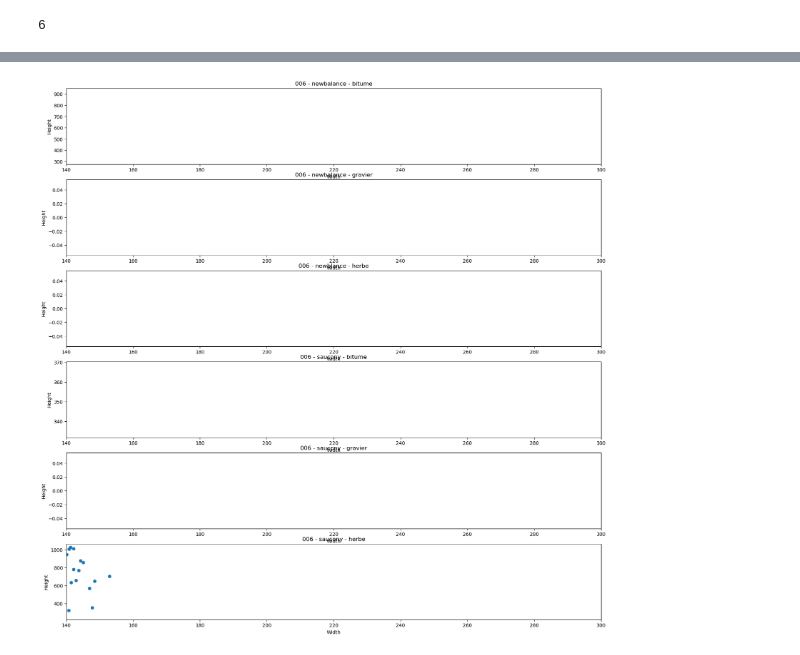
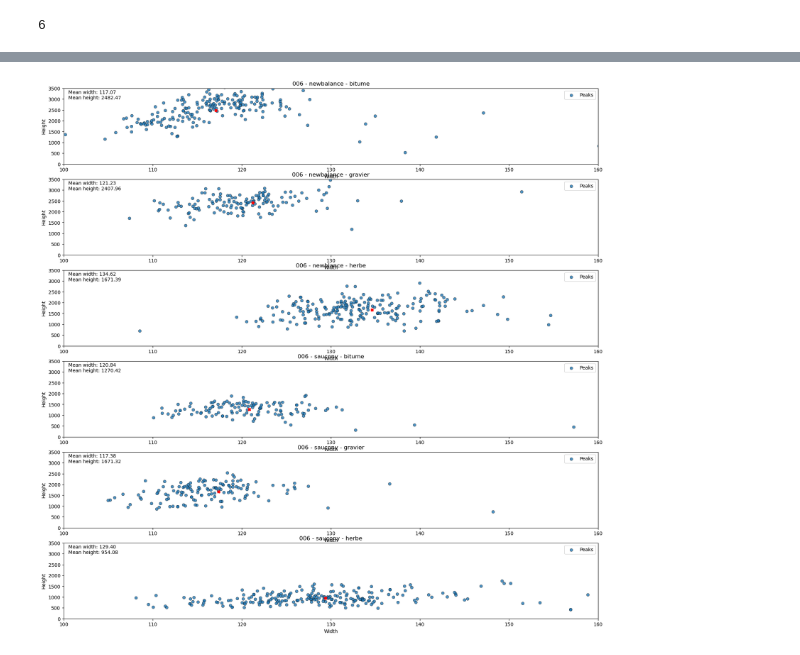
Before and after one commit to MalauD/TIPE2022, a Jupyter notebook: Code/Notebooks/exploitation.ipynb, the cells around one changed output, grey strips where cells are left out. Saved outputs shown, nothing was run; the diff lists cells and outputs as text; code cells hidden in the pictures.

```diff
--- a/Code/Notebooks/exploitation.ipynb
+++ b/Code/Notebooks/exploitation.ipynb
@@ -61,7 +61,7 @@ def plot_data(data):
     fig, axs = plt.subplots(len(data), 1, figsize=(20, 20))
     for i, (session, shoes, coating, df) in enumerate(data):
         for channel in ['Channel 1', 'Channel 2', 'Channel 3', 'Channel 4']:
-            df_trim = df[7000:8000]
+            df_trim = df[10000:11000]
             axs[i].plot(df_trim['Time'], df_trim[channel], label=channel)
         axs[i].set_title(f'{session} - {shoes} - {coating}')
         axs[i].legend()
@@ -72,23 +87,30 @@ plot_data(datas)
 # %%
 # Dow the same for other samples
-def plot_data(data):
+def plot_data(data, channel):
+    channel = 'Channel ' + str(channel);
     # Plot in subplots for each entry
     fig, axs = plt.subplots(len(data), 1 , figsize=(20, 20))
     for i, (session, shoes, coating, df) in enumerate(data):
-        df_trim = df[0:-20000]
-        peaks, _ = signal.find_peaks(df_trim['Channel 1'], height=250, prominence=100, width=50)
+        df_trim = df[0:-1000]
+        peaks, _ = signal.find_peaks(df_trim[channel], height=300, prominence=150, width=50)
 
-        widths = signal.peak_widths(df_trim['Channel 1'], peaks, rel_height=0.95)
+        widths = signal.peak_widths(df_trim[channel], peaks, rel_height=0.97)
         mean_width = np.mean(widths[0])
-        mean_height = np.mean(df_trim['Channel 1'][peaks])
-        axs[i].scatter(widths[0],df_trim['Channel 1'][peaks])
-        axs[i].plot(mean_width, mean_height, 'Xr')
+        mean_height = np.mean(df_trim[channel][peaks])
+
+        axs[i].scatter(widths[0],df_trim[channel][peaks], label='Peaks', alpha=0.8, linewidths=0.5, edgecolors='black')
+        axs[i].plot(mean_width ,mean_height, 'Xr')
         axs[i].set_title(f'{session} - {shoes} - {coating}')
         axs[i].set_xlabel('Width')
         axs[i].set_ylabel('Height')
-        axs[i].set_xlim(140, 300)
+        axs[i].set_xlim([100, 160])
+        axs[i].set_ylim([0, 3500])
+        # Display the mean width and height
+        axs[i].text(100.5, 3000, f'Mean width: {mean_width:.2f} \nMean height: {mean_height:.2f}')
+
+        axs[i].legend()
     plt.show()
 
-plot_data(datas)
+plot_data(datas,2)
 # %% [output]
-[figure, old version]
+[figure, new version]
```
Also changed, not shown: parts of 2 cells of this notebook, 1 other file.
